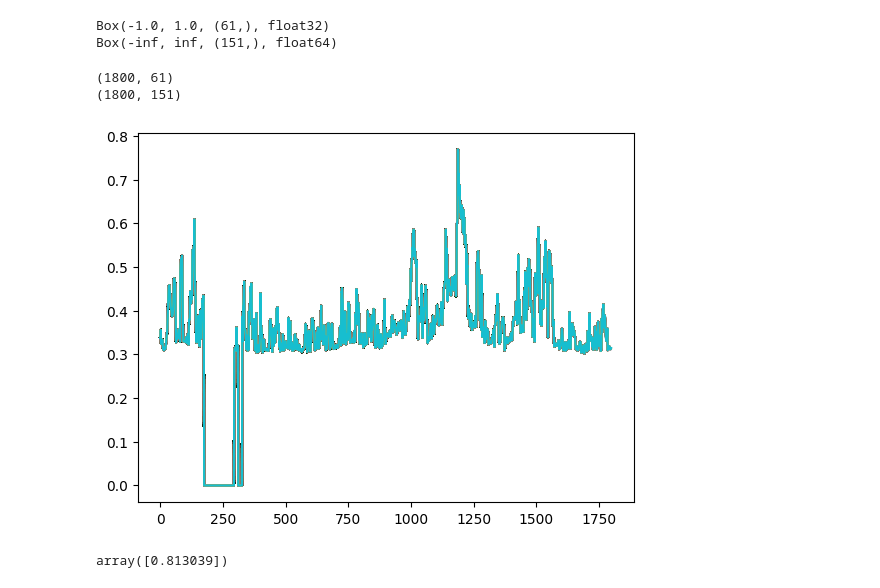
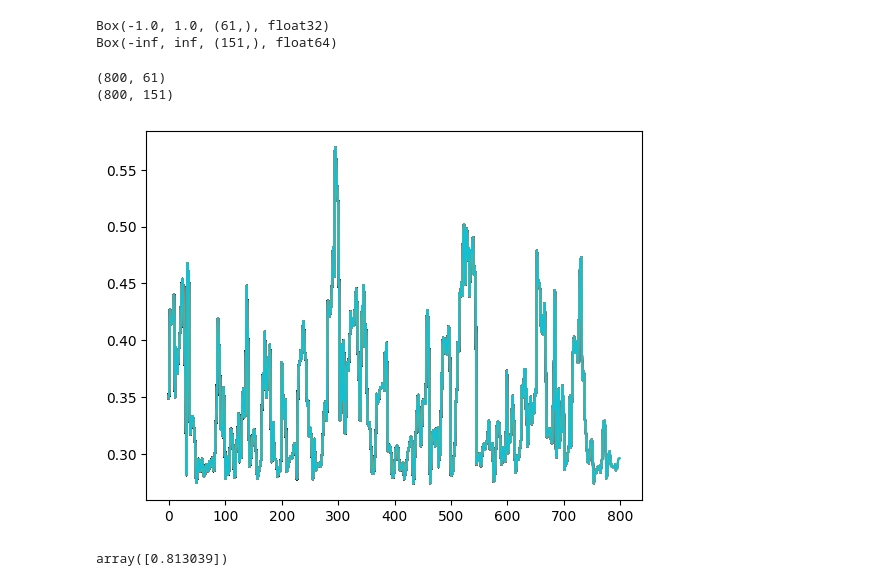
Before and after one commit to YuxinB/humanoid-bench, a Jupyter notebook: humaniod_visualization.ipynb, the cells around one changed output. Cells and saved outputs as stored; diff of their text form; code cells hidden in the pictures.

```diff
--- a/humaniod_visualization.ipynb
+++ b/humaniod_visualization.ipynb
@@ -15,7 +15,7 @@ print(env.observation_space)
 Box(-1.0, 1.0, (61,), float32)
 Box(-inf, inf, (151,), float64)
 # %%
-max_step = 1800
+max_step = 800
 iters = 1
 OBS = []
 ACTIONS = []
@@ -23,38 +23,38 @@ REWARDS = []
 TIMES = []
 
 for ite in range(iters):
-    observation, info = env.reset(seed=8515+ite)
-    env.action_space.seed(515+ite)
+    observation, info = env.reset(seed=515+ite)
+    env.action_space.seed(9515+ite)
     actions = []
     observations = []
     rewards = []
     times = []
     for step in range(1,max_step+1):
         action = env.action_space.sample()
         # action = np.zeros(env.action_space.shape, dtype=np.float32) ## test with action = 0
         observation, reward, terminated, truncated, info = env.step(action)
         # done = terminated or truncated
         # if done:
         #     # print(step)
         #     break
         actions.append(action)
         observations.append(observation)
         rewards.append(reward)
         times.append(step)
         plt.plot(range(step),rewards)
 
     ACTIONS.append(actions)
     OBS.append(observations)
     REWARDS.append(np.array(rewards).reshape(-1,1))
     TIMES.append(np.array(times).reshape(-1,1))
 ACTIONS_arr =  np.vstack(ACTIONS)
 OBS_arr =  np.vstack(OBS)
 REWARDS_arr =  np.vstack(REWARDS)
 TIMES_arr =  np.vstack(TIMES)
 print(ACTIONS_arr.shape)
 print(OBS_arr.shape)
 # %% [output]
-(1800, 61)
-(1800, 151)
+(800, 61)
+(800, 151)
-[figure, old version]
+[figure, new version]
 # %%
```
Also changed, not shown: parts of 1 cell of this notebook, 21 other files.
